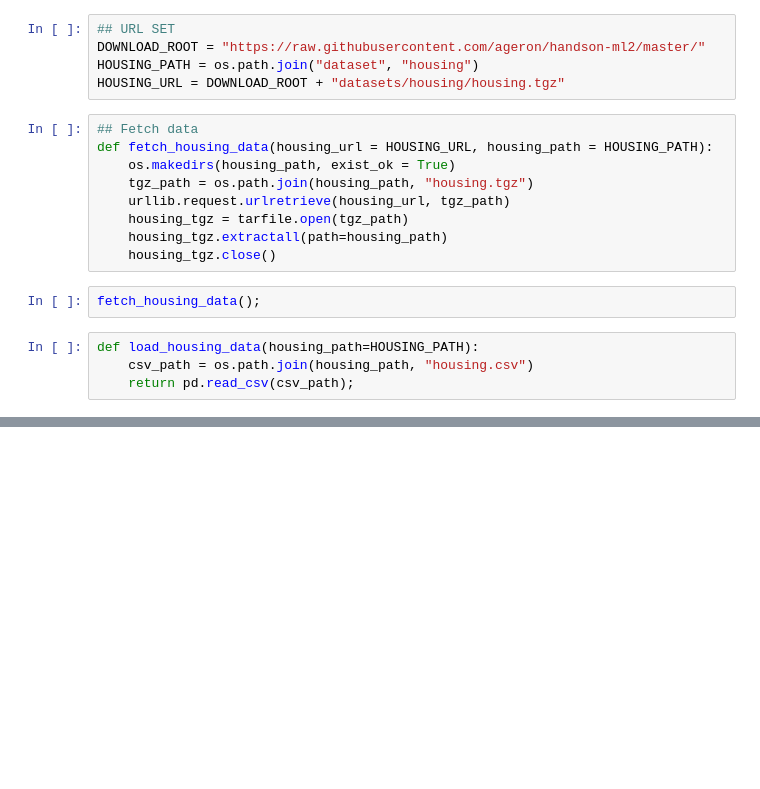
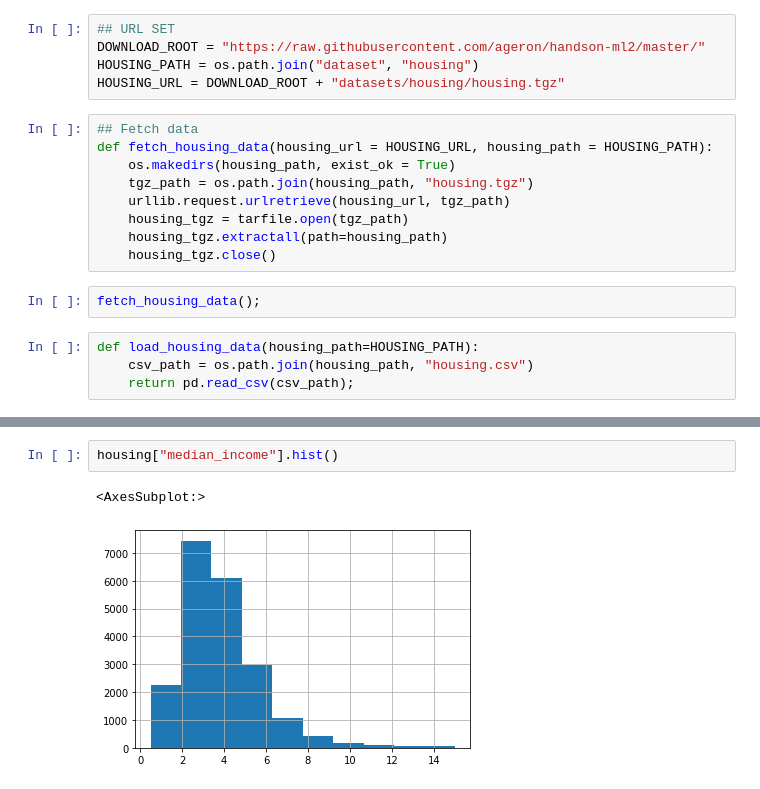
Before and after one commit to RauPro/House-Price-Predict, a Jupyter notebook: house_price_predict.ipynb, the cells around one changed output, grey strips where cells are left out. Saved outputs shown, nothing was run; the diff lists cells and outputs as text; blank space fills up the shorter version.

```diff
--- a/house_price_predict.ipynb
+++ b/house_price_predict.ipynb
@@ -36,0 +135,5 @@ housing.head()
+# %%
+housing["median_income"].hist()
+# %% [output]
+<AxesSubplot:>
+[figure, added]
```
Also changed, not shown: parts of 31 cells of this notebook, 4 other files.
